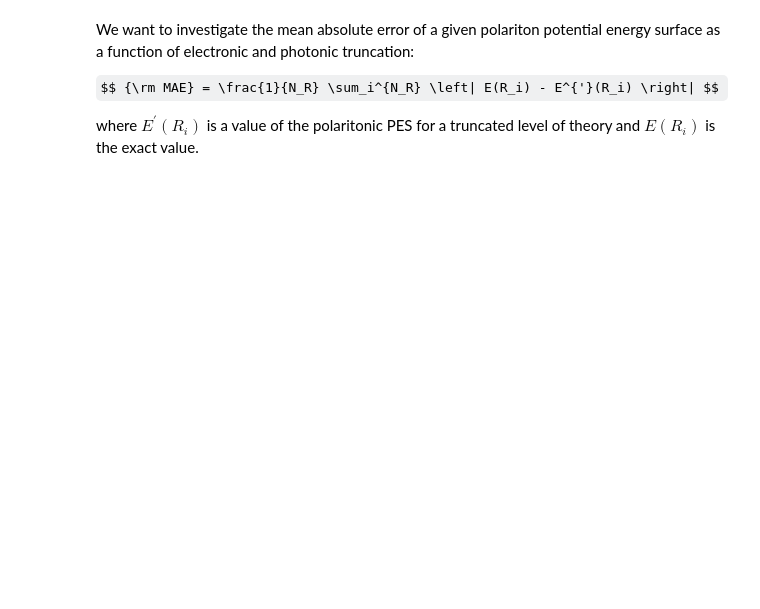
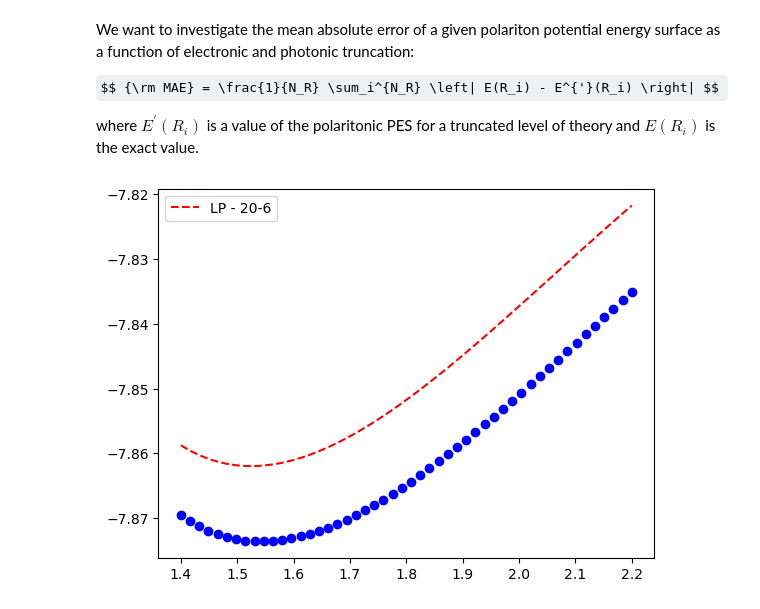
Before and after one commit to mapol-chem/qed-ci, a Jupyter notebook: src/examples/pCQED-LiH-ExplicitDSE.ipynb, the cells around one changed output. Saved outputs shown, nothing was run; the diff lists cells and outputs as text; code cells hidden in the pictures; some formulas as TeX source; blank space fills up the shorter version.

```diff
--- a/src/examples/pCQED-LiH-ExplicitDSE.ipynb
+++ b/src/examples/pCQED-LiH-ExplicitDSE.ipynb
@@ -290,20 +447,11 @@ N_ph_array = np.linspace(2, 21, 20, dtype=int)
 print(N_el_array)
 print(N_ph_array)
 # %%
-for i in range(20):
-    for j in range(20):
-        N_el = N_el_array[i]
-        N_ph = N_ph_array[j]
-        pf_tmp = np.zeros((N_R, N_el * N_ph ))
-        for k in range(N_R):
-            _HPF = build_pf_hamiltonian(N_el, N_ph, E_array[k,:], omega_cav, lambda_vector, Mu_array[k, :, :, :])
-            pf_e, pf_c = np.linalg.eigh(_HPF)
-            pf_tmp[k,:] = pf_e
-            #print(r_array[i], pf_e[0], pf_e[1],  pf_e[2], pf_e[2])
-        mae_g = MAE(pf_tmp[:,0], PF_5050[:,0])
-        mae_lp = MAE(pf_tmp[:,1], PF_5050[:,1])
-        mae_up = MAE(pf_tmp[:,2], PF_5050[:,2])
-        MAE_array[i, j, 0] = mae_g
-        MAE_array[i, j, 1] = mae_lp
-        MAE_array[i, j, 2] = mae_up
-        print(F'Nel : {N_el}, Nph : {N_ph}, mae_g : {mae_g}, mae_lp : {mae_lp}, mae_up : {mae_up}')
+
+N_el = 20
+N_ph = 6
+pf_tmp = np.zeros((N_R, N_el * N_ph ))
+for k in range(N_R):
+    _HPF = build_pf_hamiltonian(N_el, N_ph, E_array[k,:], omega_cav, lambda_vector, Mu_array[k, :, :, :], MuMu_array[k, :, :, :])
+    pf_e, pf_c = np.linalg.eigh(_HPF)
+    pf_tmp[k,:] = pf_e
@@ -339,16 +458,9 @@ for i in range(20):
 # %%
-#plt.plot(r_array, PF_2020[:,0], 'black', label="LP - 20-20")
-#plt.plot(r_array, PF_WTRIP[:,0], 'ro', label="LP - 2-2")
-plt.plot(r_array, PF_2020[:,1], 'r--', label="LP - 20-2")
-plt.plot(r_array, PF_WTRIP[:,2], 'purple', label="UP - 20-20")
-plt.plot(r_array, PF_2020[:,2], 'b--', label="UP - 20-2")
-plt.plot(r_array, PF_WTRIP[:,3], 'bo', label="UP - 2-2")
+
+plt.plot(r_array, pf_tmp[:,0], 'r--', label="LP - 20-6")
+#plt.plot(r_array, pf_tmp[:,2], 'b--', label="UP - 20-6")
+plt.plot(r_array, sc_E_array[:, 0], 'bo')
 plt.legend()
 plt.show()
-
-
-plt.plot(r_array,PF_2020[:,2]- PF_WTRIP[:,3])
-#plt.xlim(1.62, 2.2)
-plt.show()
-
-print(PF_2020[:,2]- PF_WTRIP[:,3])
+# %% [output]
+[figure, added]
```
Also changed, not shown: parts of 18 cells of this notebook, 7 other files.
